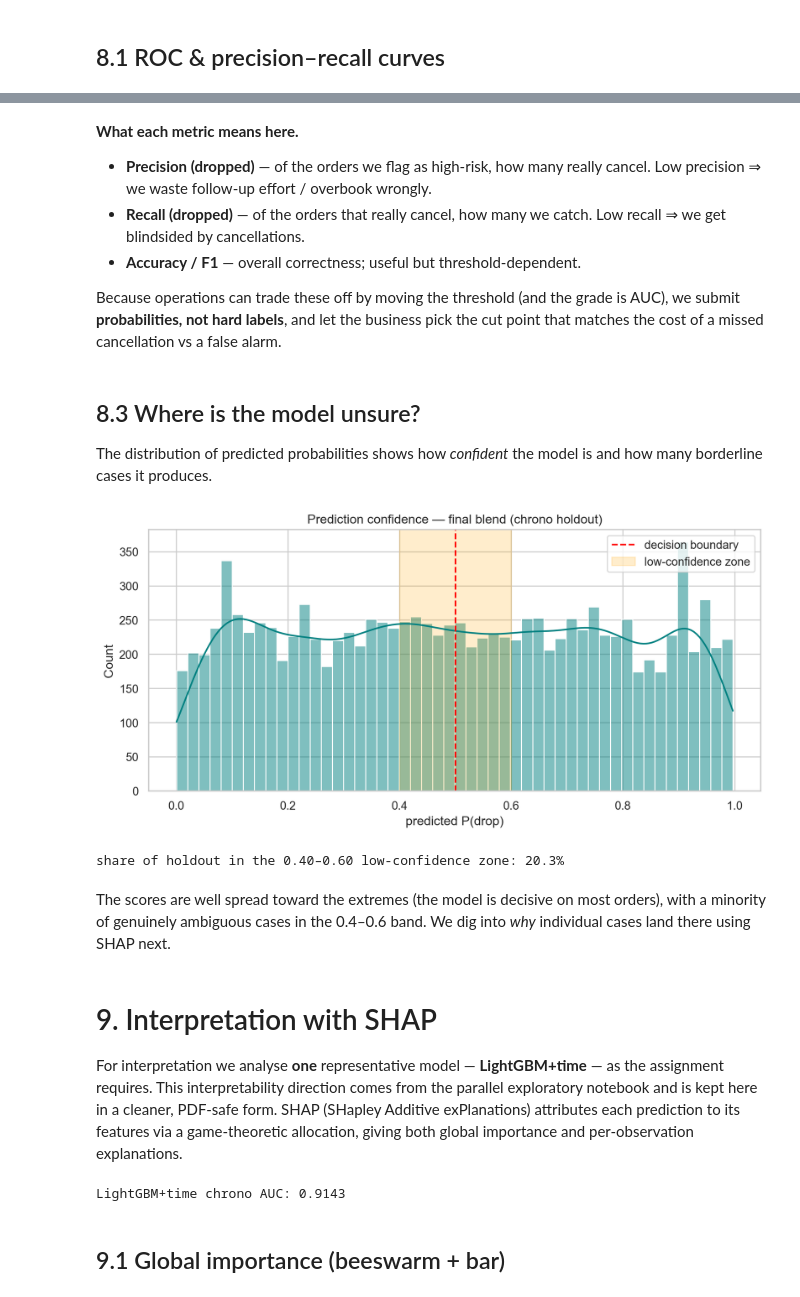
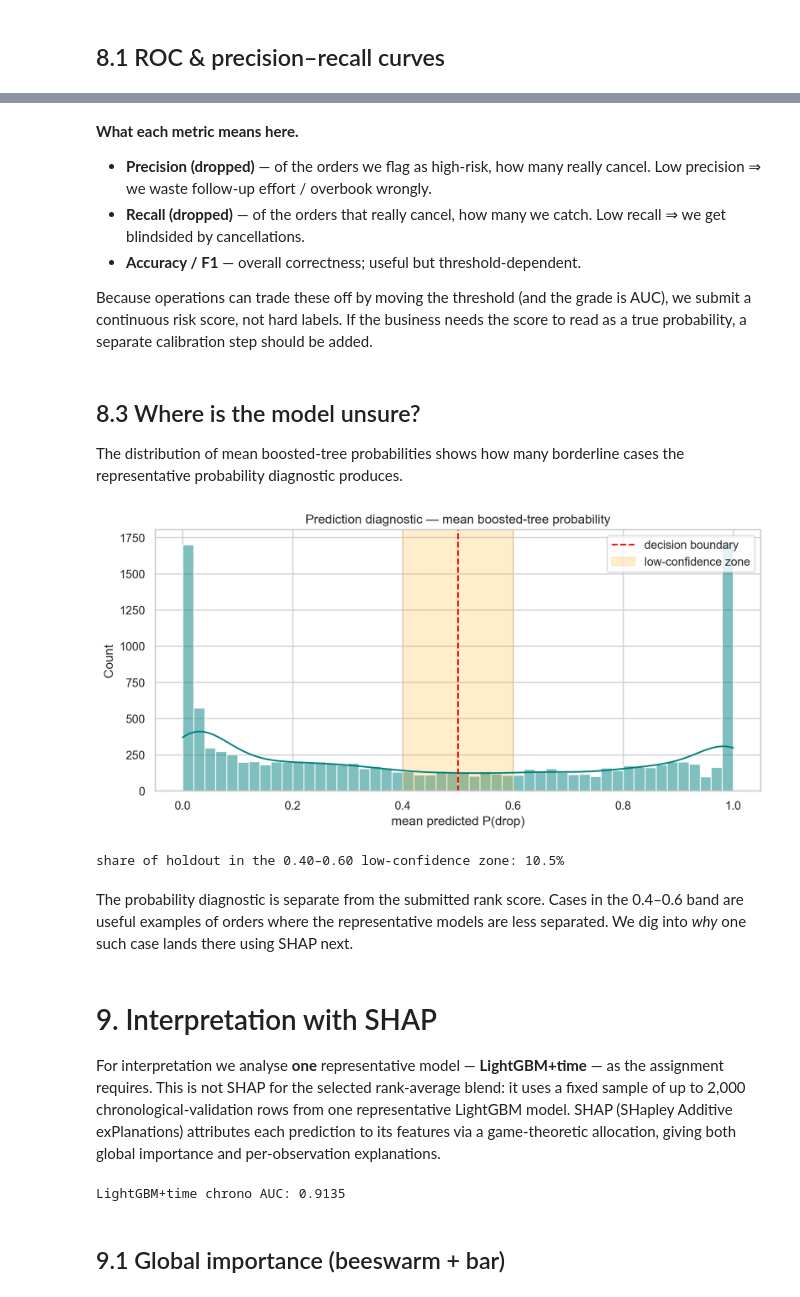
Before and after one commit to manemajef/ml-proj, a Jupyter notebook: notebook_v3.ipynb, the cells around one changed output, grey strips where cells are left out. Saved outputs shown, nothing was run; the diff lists cells and outputs as text; code cells hidden in the pictures.

```diff
--- a/notebook_v3.ipynb
+++ b/notebook_v3.ipynb
@@ -762,7 +762,7 @@ Each engineered feature either preserves useful raw information in a more model-
 The curse of dimensionality here comes from the **identifiers**, not the numerics. Naive one-hot encoding creates one sparse column per category value.
 # %%
 def make_freq_maps(*dfs):
-    """Label-free frequency of each ID value across all frames (no leakage)."""
+    """Label-free frequency of each ID value across the supplied frames."""
     combined = pd.concat([normalize_cats(d) for d in dfs], ignore_index=True)
     return {
         col: combined[col].value_counts(normalize=True)
@@ -778,7 +778,7 @@ def build_features(
 ) -> pd.DataFrame:
     """Cleaning + feature engineering. Identical transform for train and test.
 
-    Mirrors ``pipeline_v2.build_features`` exactly (source of truth)."""
+    Mirrors the selected ``pipelines/pipeline_v2.build_features`` transform."""
     df = normalize_cats(df)
     out = pd.DataFrame(index=df.index)
 
@@ -990,12 +990,15 @@ print(
     f"(val drop rate={va_raw[TARGET].mean():.3f})"
 )
 
-# feature matrices reused across all experiments below
-Xtr_t = build_features(tr_raw, freq_maps, add_time=True)
-Xva_t = build_features(va_raw, freq_maps, add_time=True)
+# feature matrices reused across all experiments below. For chronological
+# validation, frequency maps are fit only on the past training window. The
+# train+test map above is reserved for submission-time label-free transductive scoring.
+freq_maps_chrono = make_freq_maps(tr_raw)
+Xtr_t = build_features(tr_raw, freq_maps_chrono, add_time=True)
+Xva_t = build_features(va_raw, freq_maps_chrono, add_time=True)
 align_categories(Xtr_t, Xva_t)
-Xtr_n = build_features(tr_raw, freq_maps, add_time=False)
-Xva_n = build_features(va_raw, freq_maps, add_time=False)
+Xtr_n = build_features(tr_raw, freq_maps_chrono, add_time=False)
+Xva_n = build_features(va_raw, freq_maps_chrono, add_time=False)
 align_categories(Xtr_n, Xva_n)
 # %% [output]
 chrono split -> fit=51,822  validate=11,642  (val drop rate=0.420)
@@ -1357,6 +1378,7 @@ pred_t = {
     name: fit_predict(name, Xtr_t, y_tr, Xva_t) for name in ("lgbm", "xgb", "cat")
 }
 blend_t = rank_avg(list(pred_t.values()))
+blend_prob = np.mean([pred_t[k] for k in pred_t], axis=0)
 
 family_scores = (
     pd
@@ -1367,15 +1389,15 @@ family_scores = (
             "LightGBM",
             "XGBoost",
             "CatBoost",
-            "Blend (LGBM+XGB+Cat)",
+            "Rank-average blend (LGBM+XGB+Cat)",
         ],
         "family": [
             "linear",
             "neural network",
-            "boosting",
-            "boosting",
-            "boosting",
-            "ensemble",
+            "boosted-tree family",
+            "boosted-tree family",
+            "boosted-tree family",
+            "selected rank-average blend",
         ],
         "chrono_AUC": [
             roc_auc_score(y_va, pred_lr),
@@ -1558,33 +1583,33 @@ AUC (threshold-free): 0.9157
   Low recall ⇒ we get blindsided by cancellations.
 - **Accuracy / F1** — overall correctness; useful but threshold-dependent.
 
-Because operations can trade these off by moving the threshold (and the grade is AUC), we submit **probabilities, not hard labels**, and let the business pick the cut point that matches the cost of a missed cancellation vs a false alarm.
+Because operations can trade these off by moving the threshold (and the grade is AUC), we submit a continuous risk score, not hard labels. If the business needs the score to read as a true probability, a separate calibration step should be added.
 # %% [markdown]
 ## 8.3 Where is the model unsure?
 
-The distribution of predicted probabilities shows how _confident_ the model is and how many borderline cases it produces.
+The distribution of mean boosted-tree probabilities shows how many borderline cases the representative probability diagnostic produces.
 # %%
 plt.figure(figsize=(9, 4.5))
-sns.histplot(blend_t, bins=50, kde=True, color="teal")
+sns.histplot(blend_prob, bins=50, kde=True, color="teal")
 plt.axvline(0.5, color="red", ls="--", label="decision boundary")
 plt.axvspan(0.40, 0.60, color="orange", alpha=0.2, label="low-confidence zone")
-plt.xlabel("predicted P(drop)")
-plt.title("Prediction confidence — final blend (chrono holdout)")
+plt.xlabel("mean predicted P(drop)")
+plt.title("Prediction diagnostic — mean boosted-tree probability")
 plt.legend()
 plt.tight_layout()
 plt.show()
 
-uncertain = ((blend_t > 0.40) & (blend_t < 0.60)).mean() * 100
+uncertain = ((blend_prob > 0.40) & (blend_prob < 0.60)).mean() * 100
 print(f"share of holdout in the 0.40–0.60 low-confidence zone: {uncertain:.1f}%")
 # %% [output]
-[figure, old version]
+[figure, new version]
-share of holdout in the 0.40–0.60 low-confidence zone: 20.3%
+share of holdout in the 0.40–0.60 low-confidence zone: 10.5%
 # %% [markdown]
-The scores are well spread toward the extremes (the model is decisive on most orders), with a minority of genuinely ambiguous cases in the 0.4–0.6 band. We dig into _why_ individual cases land there using SHAP next.
+The probability diagnostic is separate from the submitted rank score. Cases in the 0.4–0.6 band are useful examples of orders where the representative models are less separated. We dig into _why_ one such case lands there using SHAP next.
 # %% [markdown]
 # 9. Interpretation with SHAP
 
-For interpretation we analyse **one** representative model — **LightGBM+time** — as the assignment requires. This interpretability direction comes from the parallel exploratory notebook and is kept here in a cleaner, PDF-safe form. SHAP (SHapley Additive exPlanations) attributes each prediction to its features via a game-theoretic allocation, giving both global importance and per-observation explanations.
+For interpretation we analyse **one** representative model — **LightGBM+time** — as the assignment requires. This is not SHAP for the selected rank-average blend: it uses a fixed sample of up to 2,000 chronological-validation rows from one representative LightGBM model. SHAP (SHapley Additive exPlanations) attributes each prediction to its features via a game-theoretic allocation, giving both global importance and per-observation explanations.
 # %%
 shap_model = LGBMClassifier(
     n_estimators=700,
@@ -1615,7 +1640,7 @@ shap_values = np.asarray(shap_values)
 if shap_values.ndim == 3:  # some shap versions return (n, features, classes)
     shap_values = shap_values[:, :, 1]
 # %% [output]
-LightGBM+time chrono AUC: 0.9143
+LightGBM+time chrono AUC: 0.9135
 # %% [markdown]
 ## 9.1 Global importance (beeswarm + bar)
 # %%
```
Also changed, not shown: parts of 35 cells of this notebook, 6 other files.
